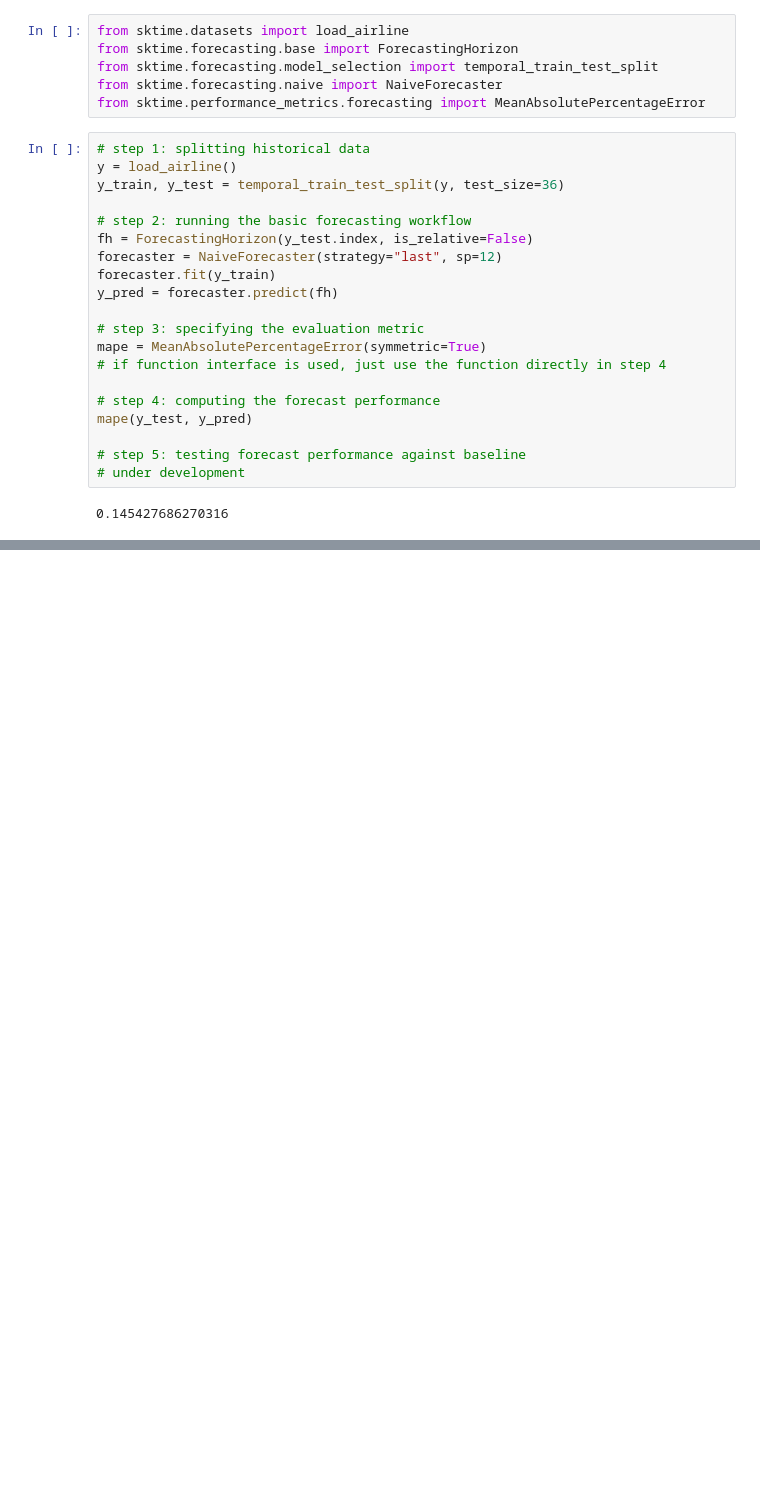
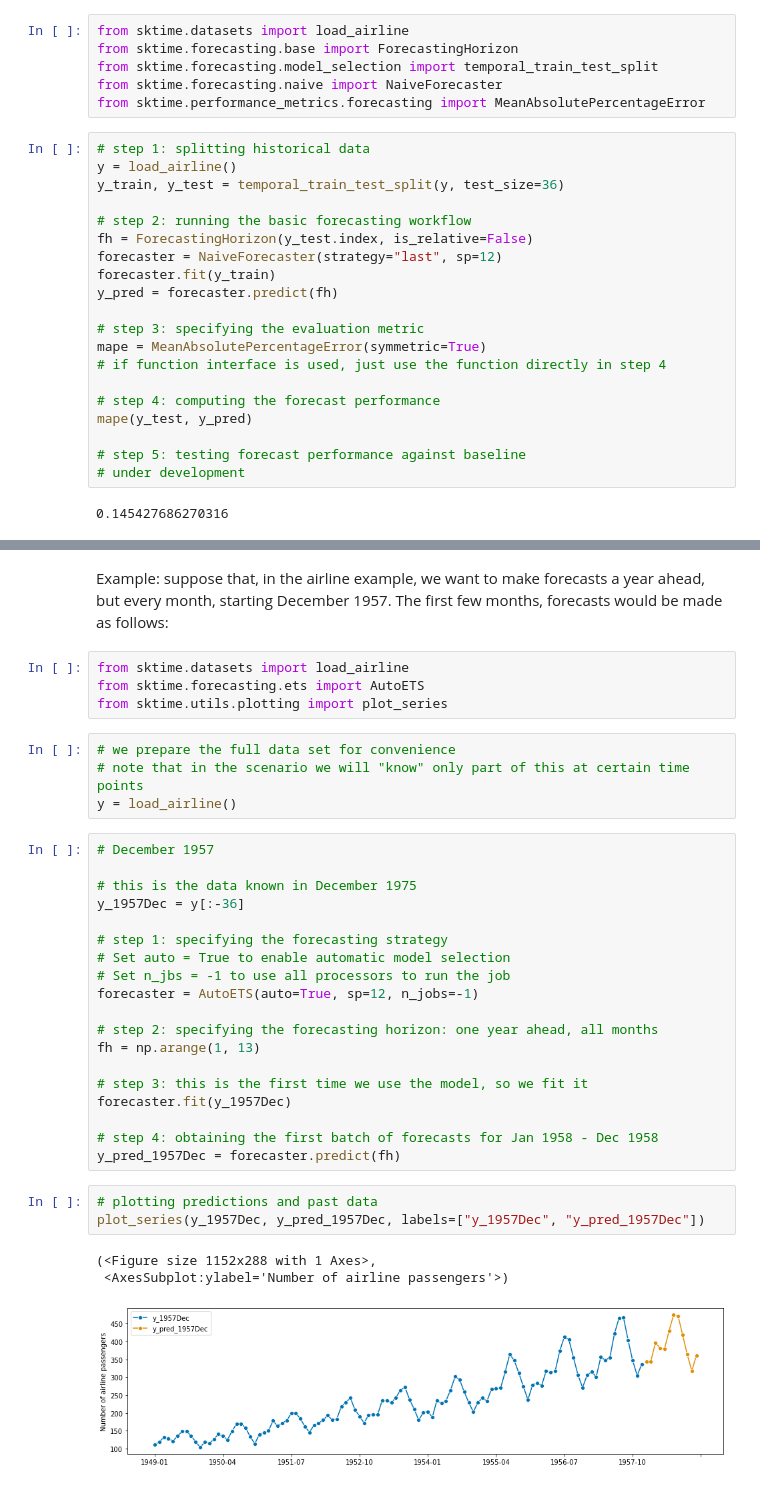
Before and after one commit to TNTran92/sktime, a Jupyter notebook: introduction_to_sktime/01 - Basic Forecasting Workflow.ipynb, the cells around one changed output, grey strips where cells are left out. Saved outputs shown, nothing was run; the diff lists cells and outputs as text; blank space fills up the shorter version.

```diff
--- a/introduction_to_sktime/01 - Basic Forecasting Workflow.ipynb
+++ b/introduction_to_sktime/01 - Basic Forecasting Workflow.ipynb
@@ -497,0 +497,36 @@ Example: suppose that, in the airline example, we want to make forecasts a year
+# %% [markdown]
+Example: suppose that, in the airline example, we want to make forecasts a year ahead, but every month, starting December 1957. The first few months, forecasts would be made as follows:
+# %%
+from sktime.datasets import load_airline
+from sktime.forecasting.ets import AutoETS
+from sktime.utils.plotting import plot_series
+# %%
+# we prepare the full data set for convenience
+# note that in the scenario we will "know" only part of this at certain time points
+y = load_airline()
+# %%
+# December 1957
+
+# this is the data known in December 1975
+y_1957Dec = y[:-36]
+
+# step 1: specifying the forecasting strategy
+# Set auto = True to enable automatic model selection
+# Set n_jbs = -1 to use all processors to run the job
+forecaster = AutoETS(auto=True, sp=12, n_jobs=-1)
+
+# step 2: specifying the forecasting horizon: one year ahead, all months
+fh = np.arange(1, 13)
+
+# step 3: this is the first time we use the model, so we fit it
+forecaster.fit(y_1957Dec)
+
+# step 4: obtaining the first batch of forecasts for Jan 1958 - Dec 1958
+y_pred_1957Dec = forecaster.predict(fh)
+# %%
+# plotting predictions and past data
+plot_series(y_1957Dec, y_pred_1957Dec, labels=["y_1957Dec", "y_pred_1957Dec"])
+# %% [output]
+(<Figure size 1152x288 with 1 Axes>,
+ <AxesSubplot:ylabel='Number of airline passengers'>)
+[figure, added]
```
Also changed, not shown: parts of 21 cells of this notebook, 1 other file.
